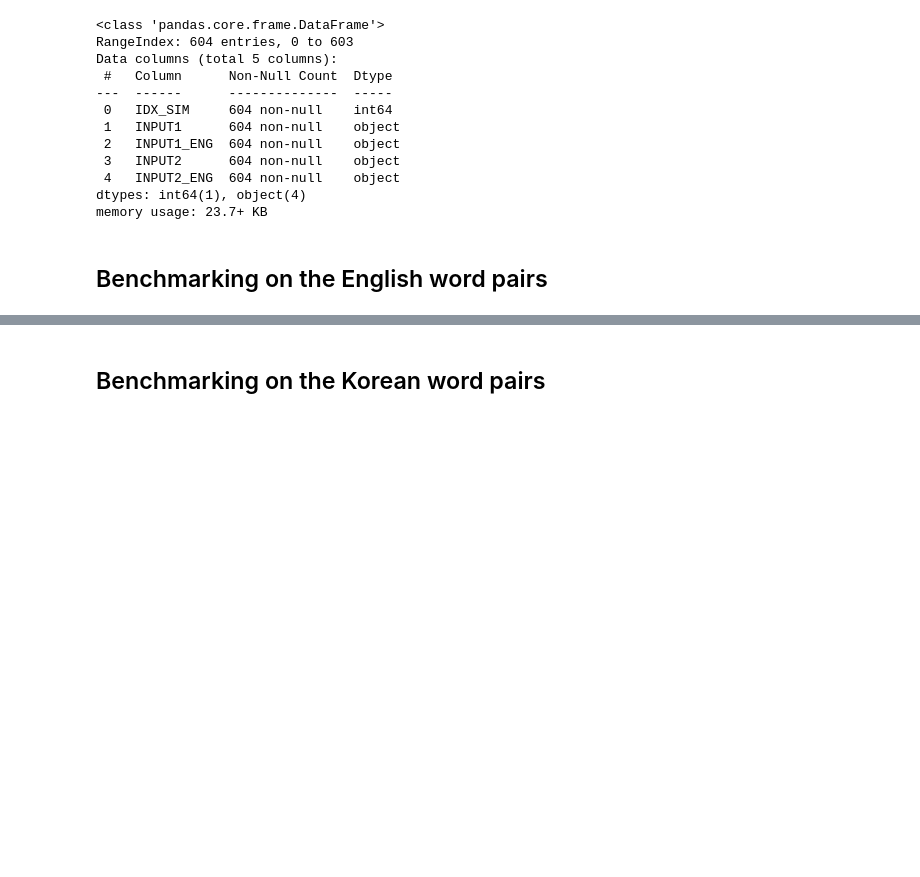
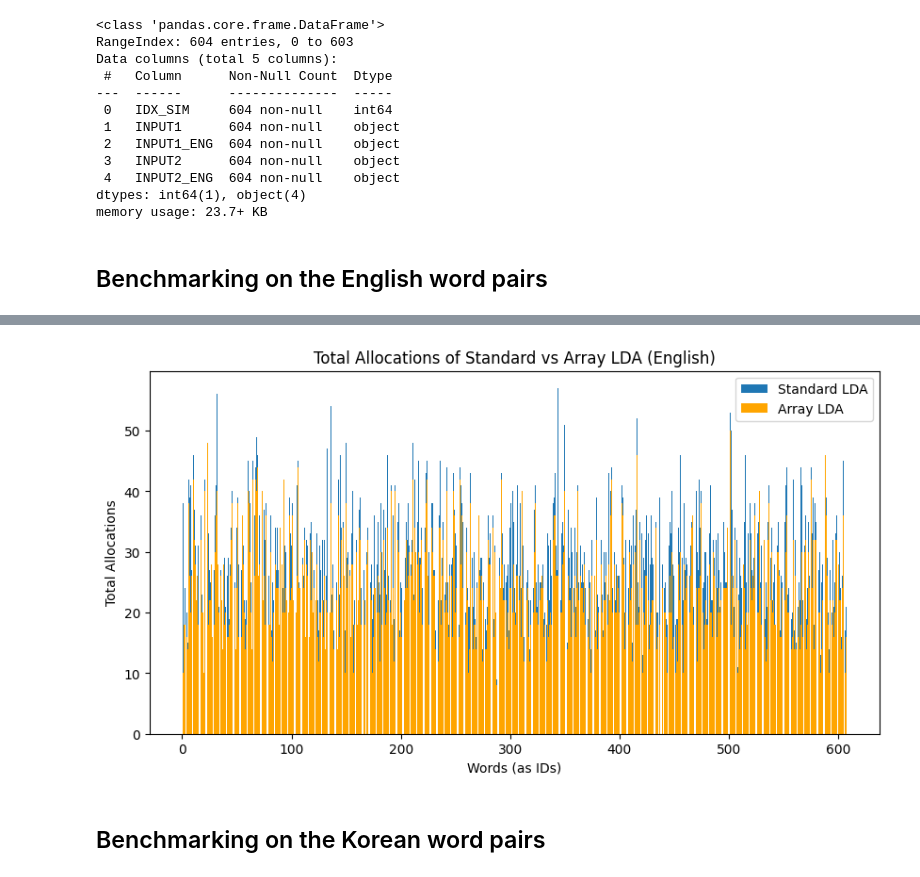
Before and after one commit to nayyara-airlangga/levenshtein-distance-benchmark, a Jupyter notebook: src/LevenshteinDistance.ipynb, the cells around one changed output, grey strips where cells are left out. Cells and saved outputs as stored; diff of their text form; code cells hidden in the pictures; blank space fills up the shorter version.

Commit message:
feat: add visualizations

```diff
--- a/src/LevenshteinDistance.ipynb
+++ b/src/LevenshteinDistance.ipynb
@@ -6,7 +7,7 @@ import pandas as pd
 # %% [markdown]
 # Levenshtein Distance Algorithm
 # %%
-def levenshtein_distance(x: str, y: str) -> int:
+def levenshtein_distance(x: str, y: str) -> (int, int):
     # Matrix to store the corresponding edit distances of substring x with respect to y
     m, n = len(x), len(y)
     D = np.zeros((m + 1, n + 1), dtype=int)
@@ -35,11 +36,12 @@ def levenshtein_distance(x: str, y: str) -> int:
             D[i, j] = min(D[i - 1, j] + 1, D[i, j - 1] + 1, D[i - 1, j - 1] + cost)
 
     # The minimum of edit distance for x and y is the element in the last column and last row of D
-    return D[m, n]
+    # Returning the sum of D.shapes is needed for memory allocation benchmarking
+    return D.shape[0] + D.shape[1], D[m, n]
 # %% [markdown]
 # Levenshtein Distance with Array instead of Matrix
 # %%
-def arr_levenshtein_distance(x: str, y: str) -> int:
+def arr_levenshtein_distance(x: str, y: str) -> (int, int):
     # We choose the string with the shorter length to memoize the calculations
     m, n = len(x), len(y)
 
@@ -72,7 +74,8 @@ def arr_levenshtein_distance(x: str, y: str) -> int:
         prev = current.copy()
 
     # The minimum edit distance can be found in prev[m]. This is the equivalent of D[m, n]
-    return prev[m]
+    # Returning the 2 * len(prev) is needed for memory allocation benchmarking
+    return 2 * len(prev), prev[m]
 # %% [markdown]
 # Benchmarking
 # %% [markdown]
@@ -104,3 +107,6 @@ dtypes: int64(1), object(4)
 memory usage: 23.7+ KB
 # %% [markdown]
 ## Benchmarking on the English word pairs
+# %%
+wordpairs["total_allocs__standard"] = wordpairs.apply(lambda row: levenshtein_distance(row["INPUT1_ENG"], row["INPUT2_ENG"])[0], axis=1)
+wordpairs.head()
@@ -106,0 +120,3 @@ memory usage: 23.7+ KB
+# %%
+wordpairs["total_allocs__array"] = wordpairs.apply(lambda row: arr_levenshtein_distance(row["INPUT1_ENG"], row["INPUT2_ENG"])[0], axis=1)
+wordpairs.head()
@@ -107,2 +130,13 @@ memory usage: 23.7+ KB
+# %%
+plt.figure(figsize=(10, 5))
+plt.bar(wordpairs["IDX_SIM"], wordpairs["total_allocs__standard"])
+plt.bar(wordpairs["IDX_SIM"], wordpairs["total_allocs__array"], color="orange")
+plt.title("Total Allocations of Standard vs Array LDA (English)")
+plt.xlabel("Words (as IDs)")
+plt.ylabel("Total Allocations")
+plt.legend(["Standard LDA", "Array LDA"])
+plt.show()
+# %% [output]
+[figure, added]
 # %% [markdown]
 ## Benchmarking on the Korean word pairs
```
Also changed, not shown: parts of 6 cells of this notebook, 4 other files.
